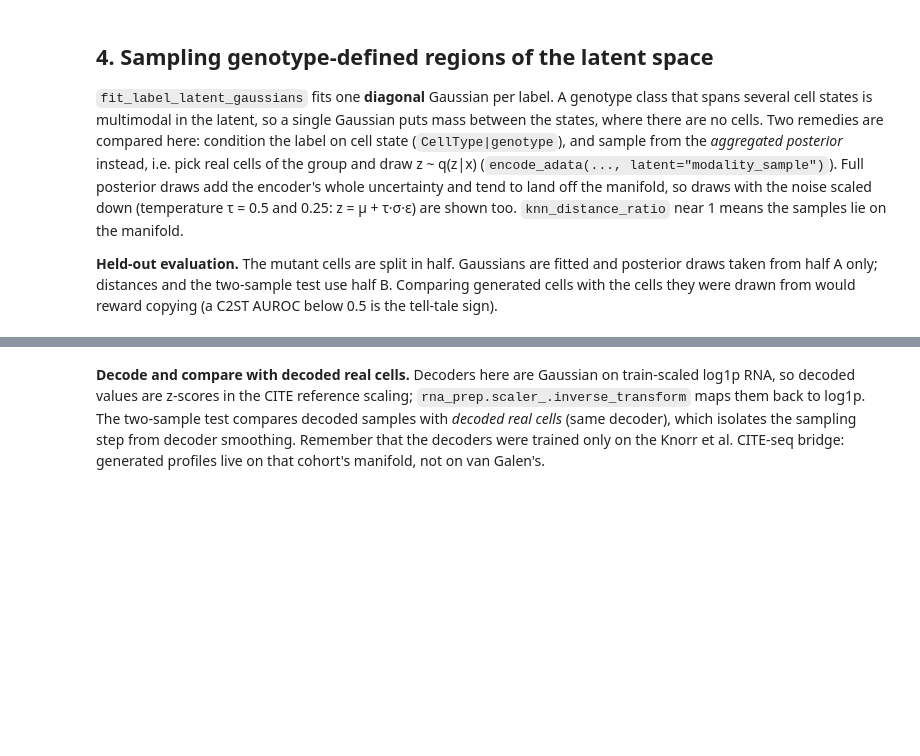
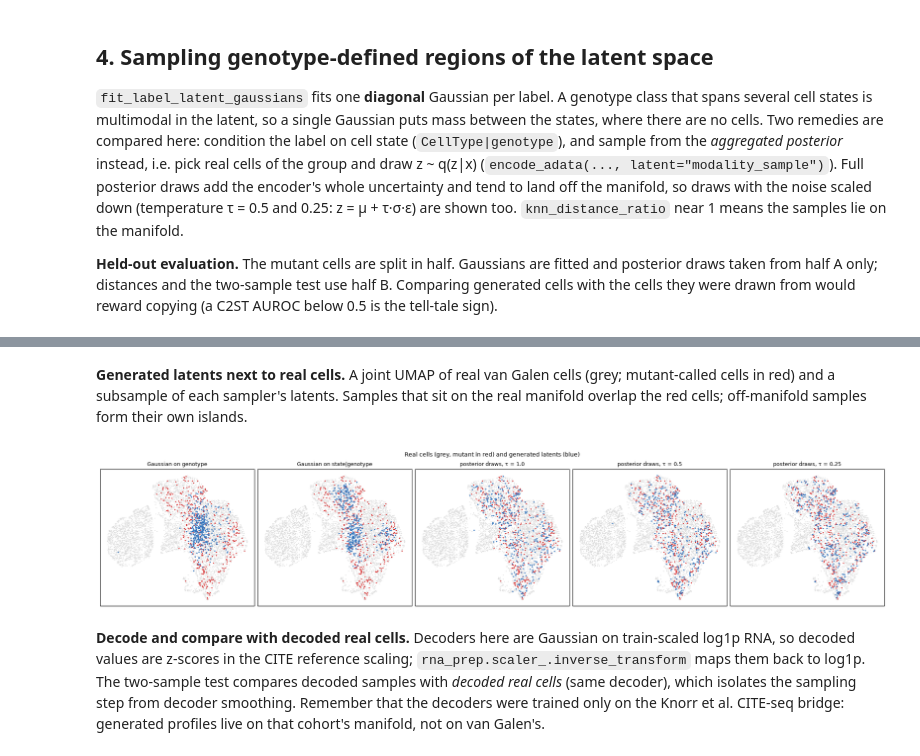
Before and after one commit to Ashford-A/UniVI, a Jupyter notebook: docs/tutorials/experimental/aml_genotype_latent.ipynb, the cells around one changed output, grey strips where cells are left out. Drawn from its saved outputs; the diff is of its cells as text; code cells hidden in the pictures; blank space fills up the shorter version.

```diff
--- a/docs/tutorials/experimental/aml_genotype_latent.ipynb
+++ b/docs/tutorials/experimental/aml_genotype_latent.ipynb
@@ -1357,3 +1544,30 @@ display(pd.DataFrame({k: knn_distance_ratio(v, z_eval) for k, v in samples.items
+# %% [markdown]
+**Generated latents next to real cells.** A joint UMAP of real van Galen cells (grey; mutant-called cells in red)
+and a subsample of each sampler's latents. Samples that sit on the real manifold overlap the red cells; off-manifold
+samples form their own islands.
+# %%
+rng_u = np.random.default_rng(0)
+real_idx = np.unique(np.r_[rng_u.choice(len(z_vg), min(6000, len(z_vg)), replace=False), np.flatnonzero(geno == "MUT")])
+blocks, source = [z_vg[real_idx]], list(np.where(geno[real_idx] == "MUT", "real MUT", "real other"))
+for k, zs in samples.items():
+    take = rng_u.choice(len(zs), min(400, len(zs)), replace=False)
+    blocks.append(zs[take]); source += [k] * len(take)
+u_gen = sc.AnnData(np.vstack(blocks).astype(np.float32))
+u_gen.obs["source"] = pd.Categorical(source)
+sc.pp.neighbors(u_gen, use_rep="X", n_neighbors=15)
+sc.tl.umap(u_gen, random_state=0)
+xy = u_gen.obsm["X_umap"]
+src = u_gen.obs["source"].astype(str).to_numpy()
+fig, axes = plt.subplots(1, len(samples), figsize=(3.8 * len(samples), 3.8), squeeze=False, constrained_layout=True)
+for ax, k in zip(axes[0], samples):
+    ax.scatter(xy[src == "real other", 0], xy[src == "real other", 1], s=2, color=GREY, linewidths=0, rasterized=True)
+    ax.scatter(xy[src == "real MUT", 0], xy[src == "real MUT", 1], s=4, color=FIXED_COLORS["MUT"], linewidths=0)
+    ax.scatter(xy[src == k, 0], xy[src == k, 1], s=6, color="#2a6fbb", linewidths=0, alpha=0.8)
+    ax.set_title(k, fontsize=9); ax.set_xticks([]); ax.set_yticks([])
+fig.suptitle("Real cells (grey, mutant in red) and generated latents (blue)", fontsize=10)
+plt.show()
+# %% [output]
+[figure, added]
 # %% [markdown]
 **Decode and compare with decoded real cells.** Decoders here are Gaussian on train-scaled log1p RNA, so
 decoded values are z-scores in the CITE reference scaling; `rna_prep.scaler_.inverse_transform` maps them back to
```
Also changed, not shown: parts of 19 cells of this notebook, 1 other file.
